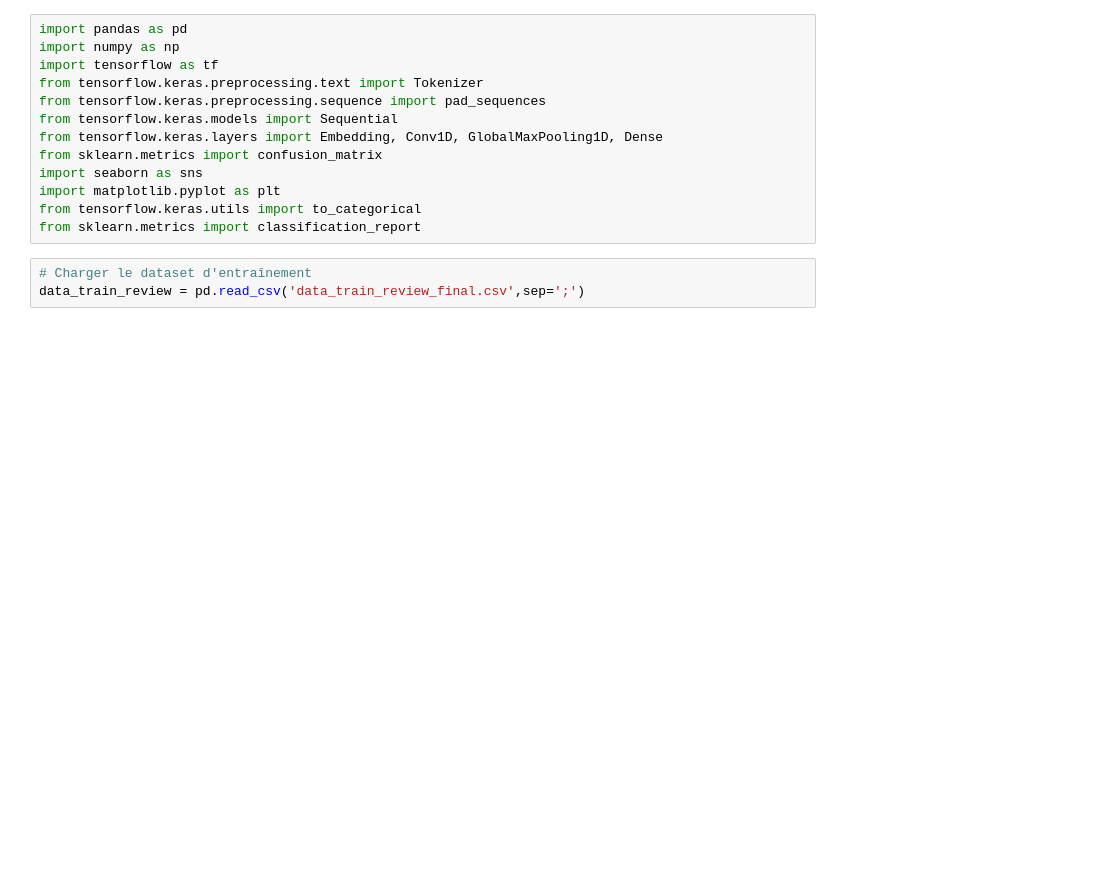
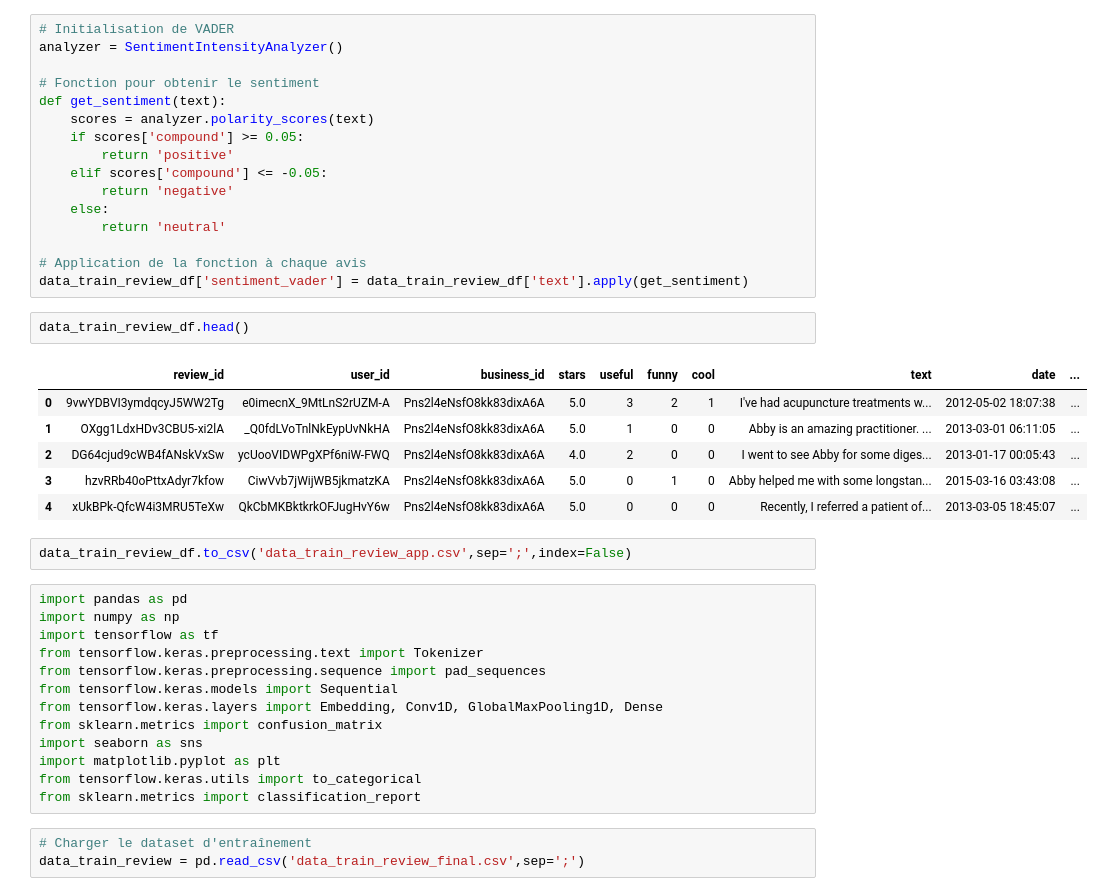
Before and after one commit to soraps/Projet2_NLP, a Jupyter notebook: NLP_Project_2_models.ipynb, the cells around one changed output. Cells and saved outputs as stored; diff of their text form; blank space fills up the shorter version.

```diff
--- a/NLP_Project_2_models.ipynb
+++ b/NLP_Project_2_models.ipynb
@@ -1,3 +89,30 @@
+# %%
+# Initialisation de VADER
+analyzer = SentimentIntensityAnalyzer()
+
+# Fonction pour obtenir le sentiment
+def get_sentiment(text):
+    scores = analyzer.polarity_scores(text)
+    if scores['compound'] >= 0.05:
+        return 'positive'
+    elif scores['compound'] <= -0.05:
+        return 'negative'
+    else:
+        return 'neutral'
+
+# Application de la fonction à chaque avis
+data_train_review_df['sentiment_vader'] = data_train_review_df['text'].apply(get_sentiment)
+# %%
+data_train_review_df.head()
+# %% [output]
+|  | review_id | user_id | business_id | stars | useful | funny | cool | text | date | ... |
+| 0 | 9vwYDBVI3ymdqcyJ5WW2Tg | e0imecnX_9MtLnS2rUZM-A | Pns2l4eNsfO8kk83dixA6A | 5.0 | 3 | 2 | 1 | I've had acupuncture treatments w... | 2012-05-02 18:07:38 | ... |
+| 1 | OXgg1LdxHDv3CBU5-xi2lA | _Q0fdLVoTnlNkEypUvNkHA | Pns2l4eNsfO8kk83dixA6A | 5.0 | 1 | 0 | 0 | Abby is an amazing practitioner. ... | 2013-03-01 06:11:05 | ... |
+| 2 | DG64cjud9cWB4fANskVxSw | ycUooVIDWPgXPf6niW-FWQ | Pns2l4eNsfO8kk83dixA6A | 4.0 | 2 | 0 | 0 | I went to see Abby for some diges... | 2013-01-17 00:05:43 | ... |
+| 3 | hzvRRb40oPttxAdyr7kfow | CiwVvb7jWijWB5jkmatzKA | Pns2l4eNsfO8kk83dixA6A | 5.0 | 0 | 1 | 0 | Abby helped me with some longstan... | 2015-03-16 03:43:08 | ... |
+| 4 | xUkBPk-QfcW4i3MRU5TeXw | QkCbMKBktkrkOFJugHvY6w | Pns2l4eNsfO8kk83dixA6A | 5.0 | 0 | 0 | 0 | Recently, I referred a patient of... | 2013-03-05 18:45:07 | ... |
+# %%
+data_train_review_df.to_csv('data_train_review_app.csv',sep=';',index=False)
 # %%
 import pandas as pd
 import numpy as np
```
Also changed, not shown: parts of 9 cells of this notebook, 6 other files.
